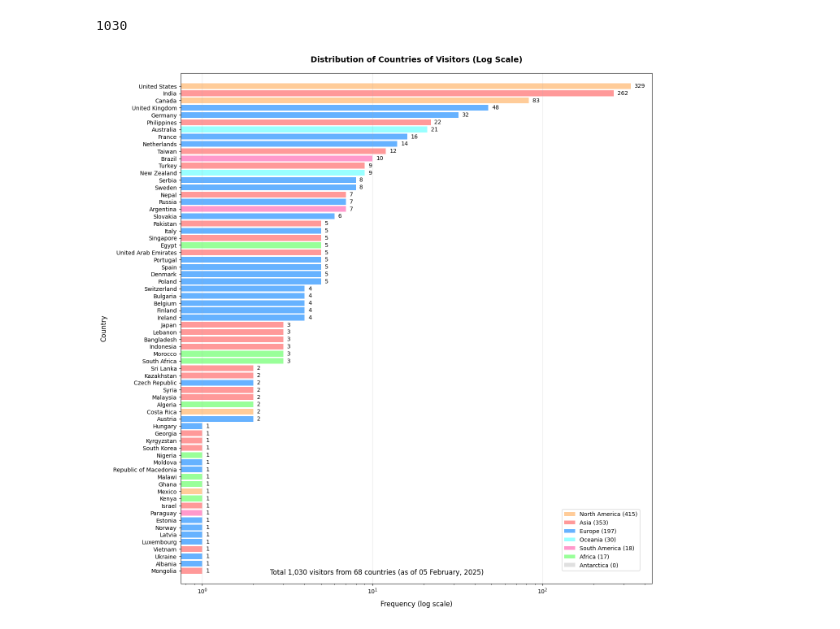
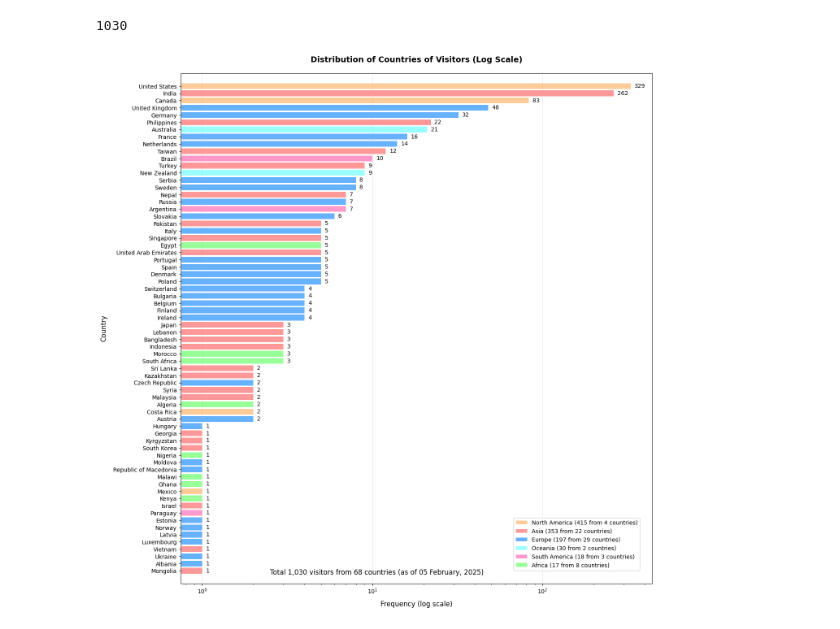
Before and after one commit to adithyarao3103/adithyarao3103.github.io, a Jupyter notebook: visitors/process.ipynb, the cells around one changed output. Saved outputs shown, nothing was run; the diff lists cells and outputs as text; code cells hidden in the pictures.

```diff
--- a/visitors/process.ipynb
+++ b/visitors/process.ipynb
@@ -52,5 +40,9 @@ colors = []
 # %%
 country_list = {}
+continent_count = {}
+continent_country_count = {}
+colors = []
+
 for code in codes:
     country = country_from_code[code]
     if country in country_list:
@@ -62,7 +54,13 @@ sorted_countries = dict(sorted(country_list.items(), key=lambda x: x[1]))
 
 for country in sorted_countries.keys():
     colors.append(continent_colors[continent_from_country[country]])
-    continent_count[continent_from_country[country]] += sorted_countries[country]
+    continent = continent_from_country[country]
+    if continent in continent_count:
+        continent_count[continent] += sorted_countries[country]
+        continent_country_count[continent] += 1
+    else:
+        continent_count[continent] = sorted_countries[country]
+        continent_country_count[continent] = 1
 
 
 sorted_continents = dict(sorted(continent_count.items(), key=lambda x: x[1], reverse=True))
@@ -92,34 +90,34 @@ for bar in bars:
 
 from matplotlib.patches import Patch
 legend_elements = [Patch(facecolor=continent_colors[continent],
-                        label=f'{continent} ({continent_count[continent]:,})')
+                        label=f'{continent} ({continent_count[continent]} from {continent_country_count[continent]} countries)')
                 for continent in sorted_continents.keys()]
 plt.legend(handles=legend_elements,
         loc='lower right',
         bbox_to_anchor=(0.98, 0.02),
         fontsize=10)
 
 plt.yticks(rotation=0, fontsize=10)
 plt.title('Distribution of Countries of Visitors (Log Scale)',
         pad=20,
         fontsize=14,
         fontweight='bold')
 
 plt.text(2.5, -0.5,
         f'Total {total_visitors:,} visitors from {total_countries} countries (as of {x_date.strftime("%d %B, %Y")})',
         fontsize=12)
 
 plt.xlabel('Frequency (log scale)', fontsize=12, labelpad=10)
 plt.ylabel('Country', fontsize=12, labelpad=10)
 
 plt.margins(y=0.02)
 plt.tight_layout(pad=1.5)
 
 plt.grid(True, axis='x', alpha=0.3)
 
 plt.savefig('country_distribution.png',
         dpi=150,
         bbox_inches='tight')
 plt.show()
 # %% [output]
-[figure, old version]
+[figure, new version]
```
Also changed, not shown: parts of 1 cell of this notebook, 1 other file.
